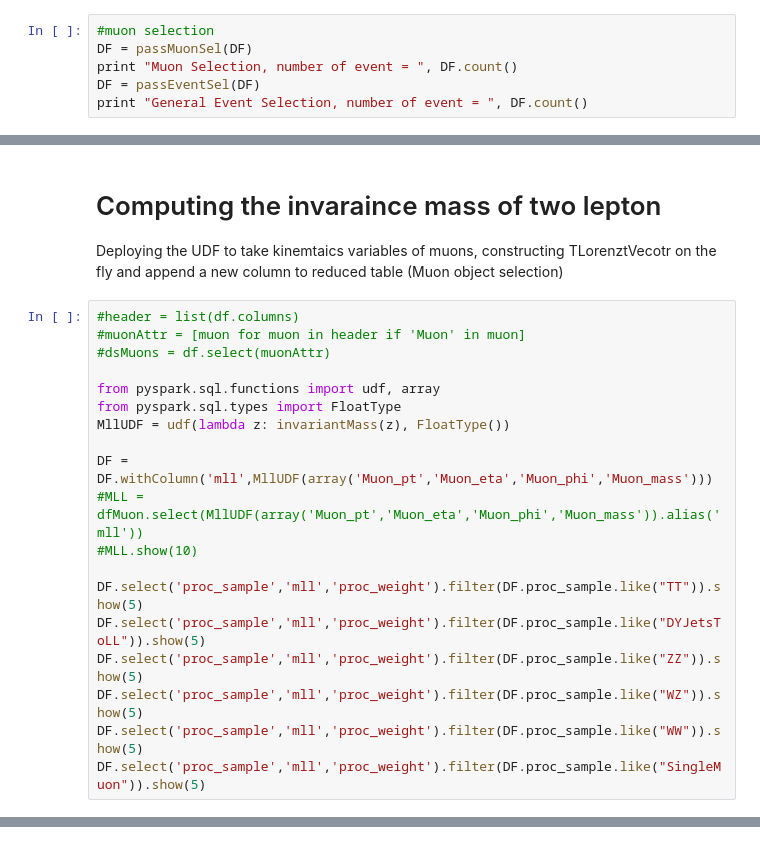
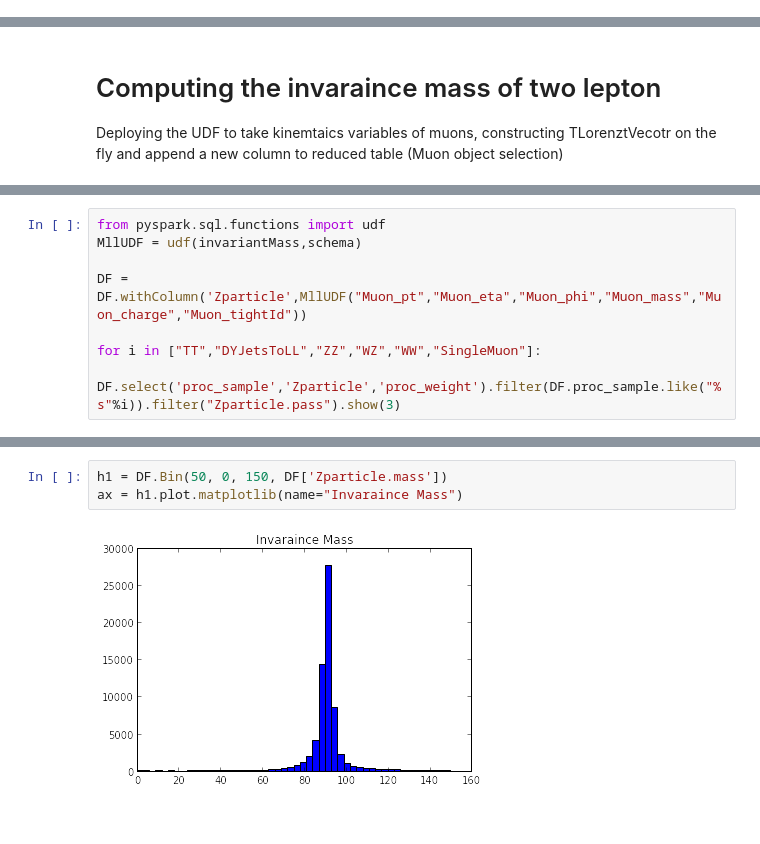
Before and after one commit to khurtado/PadovaBIGDATA, a Jupyter notebook: Jupyter_Notebook/Zpeak_nano_multipledataset.ipynb, the cells around one changed output, grey strips where cells are left out. Drawn from its saved outputs; the diff is of its cells as text.

```diff
--- a/Jupyter_Notebook/Zpeak_nano_multipledataset.ipynb
+++ b/Jupyter_Notebook/Zpeak_nano_multipledataset.ipynb
@@ -158,6 +169,0 @@ Physics object-oriented selection and general event selection. Note: eta selecti
-# %%
-#muon selection
-DF = passMuonSel(DF)
-print "Muon Selection, number of event = ", DF.count()
-DF = passEventSel(DF)
-print "General Event Selection, number of event = ", DF.count()
@@ -168,22 +307,3 @@ General Event Selection, number of event =  166244
 # Computing the invaraince mass of two lepton
 
 Deploying the UDF to take kinemtaics variables of muons, constructing TLorenztVecotr on the fly and append a new column to reduced table (Muon object selection)
-# %%
-#header = list(df.columns)
-#muonAttr = [muon for muon in header if 'Muon' in muon]
-#dsMuons = df.select(muonAttr)
-
-from pyspark.sql.functions import udf, array
-from pyspark.sql.types import FloatType
-MllUDF = udf(lambda z: invariantMass(z), FloatType())
-
-DF = DF.withColumn('mll',MllUDF(array('Muon_pt','Muon_eta','Muon_phi','Muon_mass')))
-#MLL = dfMuon.select(MllUDF(array('Muon_pt','Muon_eta','Muon_phi','Muon_mass')).alias('mll'))
-#MLL.show(10)
-
-DF.select('proc_sample','mll','proc_weight').filter(DF.proc_sample.like("TT")).show(5)
-DF.select('proc_sample','mll','proc_weight').filter(DF.proc_sample.like("DYJetsToLL")).show(5)
-DF.select('proc_sample','mll','proc_weight').filter(DF.proc_sample.like("ZZ")).show(5)
-DF.select('proc_sample','mll','proc_weight').filter(DF.proc_sample.like("WZ")).show(5)
-DF.select('proc_sample','mll','proc_weight').filter(DF.proc_sample.like("WW")).show(5)
-DF.select('proc_sample','mll','proc_weight').filter(DF.proc_sample.like("SingleMuon")).show(5)
@@ -364,0 +310,8 @@ Warning in <TROOT::Append>: Replacing existing TH1: name (Potential memory leak)
+# %%
+from pyspark.sql.functions import udf
+MllUDF = udf(invariantMass,schema)
+
+DF = DF.withColumn('Zparticle',MllUDF("Muon_pt","Muon_eta","Muon_phi","Muon_mass","Muon_charge","Muon_tightId"))
+
+for i in ["TT","DYJetsToLL","ZZ","WZ","WW","SingleMuon"]:
+    DF.select('proc_sample','Zparticle','proc_weight').filter(DF.proc_sample.like("%s"%i)).filter("Zparticle.pass").show(3)
@@ -364,0 +438,5 @@ Warning in <TROOT::Append>: Replacing existing TH1: name (Potential memory leak)
+# %%
+h1 = DF.Bin(50, 0, 150, DF['Zparticle.mass'])
+ax = h1.plot.matplotlib(name="Invaraince Mass")
+# %% [output]
+[figure, added]
```
Also changed, not shown: parts of 29 cells of this notebook.
